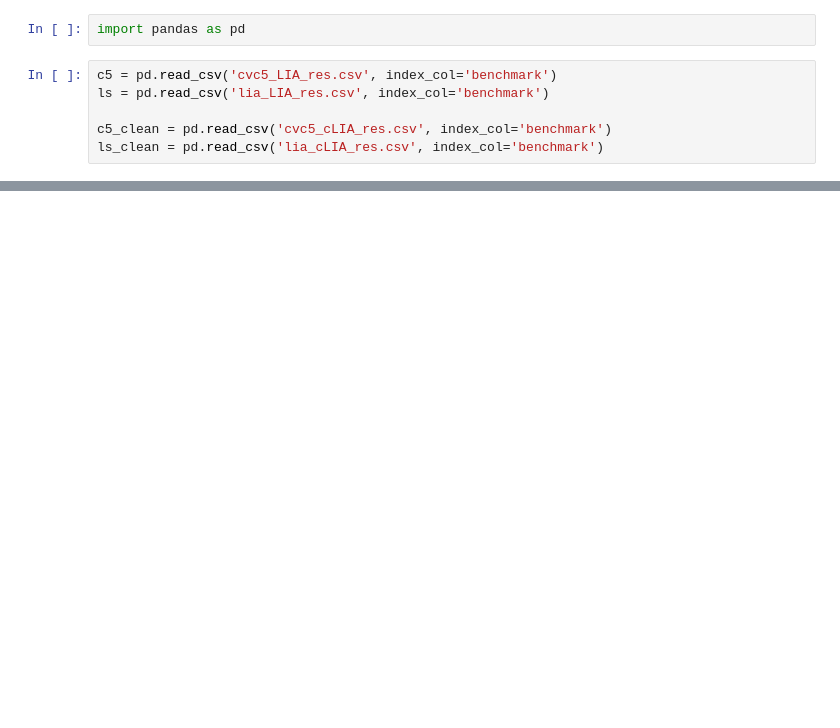
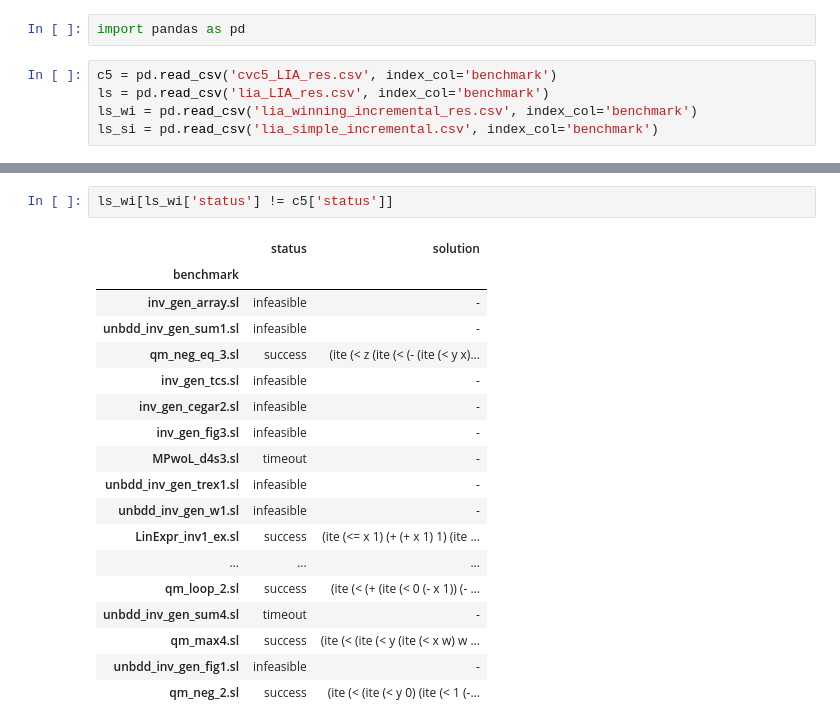
Before and after one commit to memoryleak47/liasynth, a Jupyter notebook: results/analysis.ipynb, the cells around one changed output, grey strips where cells are left out. Saved outputs shown, nothing was run; the diff lists cells and outputs as text; blank space fills up the shorter version.

Commit message:
small additions for benchmarking and stuff

```diff
--- a/results/analysis.ipynb
+++ b/results/analysis.ipynb
@@ -3,6 +3,5 @@ import pandas as pd
 # %%
 c5 = pd.read_csv('cvc5_LIA_res.csv', index_col='benchmark')
 ls = pd.read_csv('lia_LIA_res.csv', index_col='benchmark')
-
-c5_clean = pd.read_csv('cvc5_cLIA_res.csv', index_col='benchmark')
-ls_clean = pd.read_csv('lia_cLIA_res.csv', index_col='benchmark')
+ls_wi = pd.read_csv('lia_winning_incremental_res.csv', index_col='benchmark')
+ls_si = pd.read_csv('lia_simple_incremental.csv', index_col='benchmark')
@@ -67,0 +38,21 @@ print("ls full grammar: ", len(ls_clean[ls_clean['status'] == 'success']))
+# %%
+ls_wi[ls_wi['status'] != c5['status']]
+# %% [output]
+|  | status | solution |
+| benchmark |  |  |
+| inv_gen_array.sl | infeasible | - |
+| unbdd_inv_gen_sum1.sl | infeasible | - |
+| qm_neg_eq_3.sl | success | (ite (< z (ite (< (- (ite (< y x)... |
+| inv_gen_tcs.sl | infeasible | - |
+| inv_gen_cegar2.sl | infeasible | - |
+| inv_gen_fig3.sl | infeasible | - |
+| MPwoL_d4s3.sl | timeout | - |
+| unbdd_inv_gen_trex1.sl | infeasible | - |
+| unbdd_inv_gen_w1.sl | infeasible | - |
+| LinExpr_inv1_ex.sl | success | (ite (<= x 1) (+ (+ x 1) 1) (ite ... |
+| ... | ... | ... |
+| qm_loop_2.sl | success | (ite (< (+ (ite (< 0 (- x 1)) (- ... |
+| unbdd_inv_gen_sum4.sl | timeout | - |
+| qm_max4.sl | success | (ite (< (ite (< y (ite (< x w) w ... |
+| unbdd_inv_gen_fig1.sl | infeasible | - |
+| qm_neg_2.sl | success | (ite (< (ite (< y 0) (ite (< 1 (-... |
```
Also changed, not shown: parts of 8 cells of this notebook, 7 other files.
